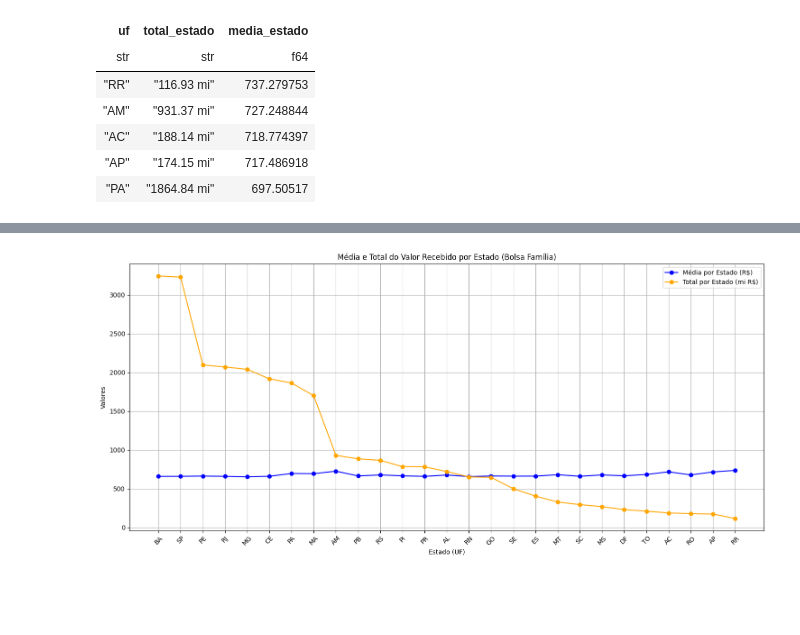
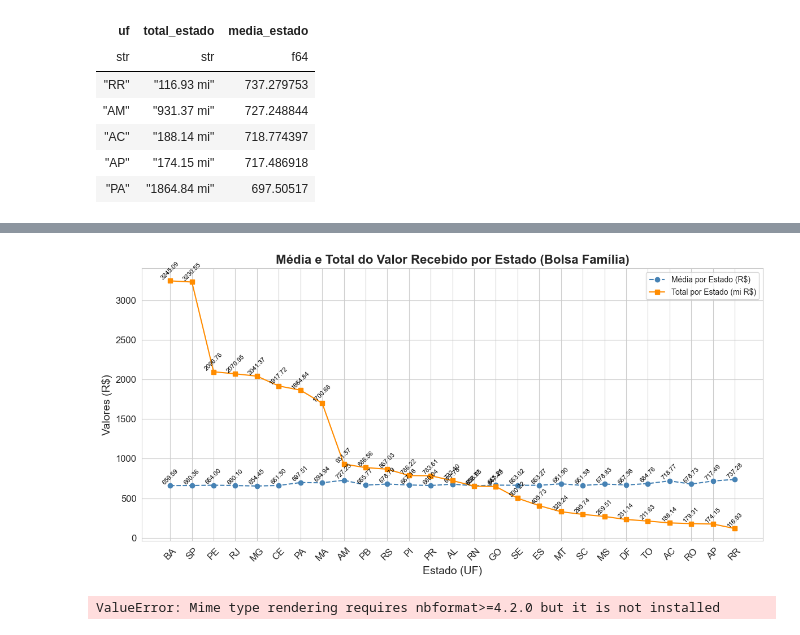
Before and after one commit to Andrerod15/treinamentos-conteudo, a Jupyter notebook: bolsafamilia.ipynb, the cells around one changed output, grey strips where cells are left out. Saved outputs shown, nothing was run; the diff lists cells and outputs as text; code cells hidden in the pictures; blank space fills up the shorter version.

Commit message:
adiciona tratamento lazy em gráficos

```diff
--- a/bolsafamilia.ipynb
+++ b/bolsafamilia.ipynb
@@ -590,20 +586,67 @@ AttributeError: 'Expr' object has no attribute 'dtype'
 # %%
 # Ordena pela média em ordem decrescente e converte para pandas
-df_plot = df_estados.sort("total_estado_num", descending=True).to_pandas()
+sns.set_style("whitegrid")
 
-plt.figure(figsize=(15, 7))
+df_plot = (
+    df_estados_lazy
+    .select(["uf", "media_estado", "total_estado"])
+    .sort("total_estado", descending=True)
+    .collect()
+    .to_pandas()
+)
 
-plt.plot(df_plot["uf"], df_plot["media_estado"], marker='o', label="Média por Estado (R$)", color="blue")
+plt.figure(figsize=(12, 6))
 
-plt.plot(df_plot["uf"], df_plot["total_estado_num"] / 1_000_000, marker='o', label="Total por Estado (mi R$)", color="orange")
+plt.plot(df_plot["uf"], df_plot["media_estado"], marker='o', linestyle='--', label="Média por Estado (R$)", color="steelblue")
+plt.plot(df_plot["uf"], df_plot["total_estado"] / 1_000_000, marker='s', linestyle='-', label="Total por Estado (mi R$)", color="darkorange")
 
-plt.title("Média e Total do Valor Recebido por Estado (Bolsa Família)")
-plt.xlabel("Estado (UF)")
-plt.ylabel("Valores")
-plt.xticks(rotation=45)
+# Adiciona os valores da média acima dos pontos em preto
+for i, valor in enumerate(df_plot["media_estado"]):
+    plt.text(i, valor + 0.5, f"{valor:.2f}", ha='center', va='bottom', color='black', fontsize=8, rotation=45)
+
+# Adiciona os valores do total (dividido por milhão) acima dos pontos em preto
+for i, valor in enumerate(df_plot["total_estado"] / 1_000_000):
+    plt.text(i, valor + 0.5, f"{valor:.2f}", ha='center', va='bottom', color='black', fontsize=8, rotation=45)
+
+
+plt.title("Média e Total do Valor Recebido por Estado (Bolsa Família)", fontsize=16, fontweight='bold')
+plt.xlabel("Estado (UF)", fontsize=14)
+plt.ylabel("Valores (R$)", fontsize=14)
+plt.xticks(rotation=45, fontsize=12)
+plt.yticks(fontsize=12)
 plt.legend()
 plt.grid(True)
 plt.tight_layout()
+plt.savefig("grafico_valores_estado.png", dpi=300)
 plt.show()
 # %% [output]
-[figure, old version]
+[figure, new version]
+# %%
+# mesmo gráfico usando interatividade do plotly:
+df_plot["total_estado_milhoes"] = df_plot["total_estado"] / 1_000_000
+
+fig = px.line(
+    df_plot,
+    x="uf",
+    y=["media_estado", "total_estado_milhoes"],
+    markers=True,
+    labels={
+        "value": "Valor (R$)",
+        "variable": "Tipo de Valor",
+        "uf": "Estado (UF)"
+    },
+    title="Média e Total do Valor Recebido por Estado (Bolsa Família)"
+)
+
+fig.update_traces(textposition="top center")
+fig.update_layout(
+    xaxis_title="Estado (UF)",
+    yaxis_title="Valores",
+    legend_title_text="",
+    hovermode="x unified",
+    template="plotly_white"
+)
+
+fig.show()
+# %% [output]
+ValueError: Mime type rendering requires nbformat>=4.2.0 but it is not installed
```
Also changed, not shown: parts of 4 cells of this notebook, 1 other file.
